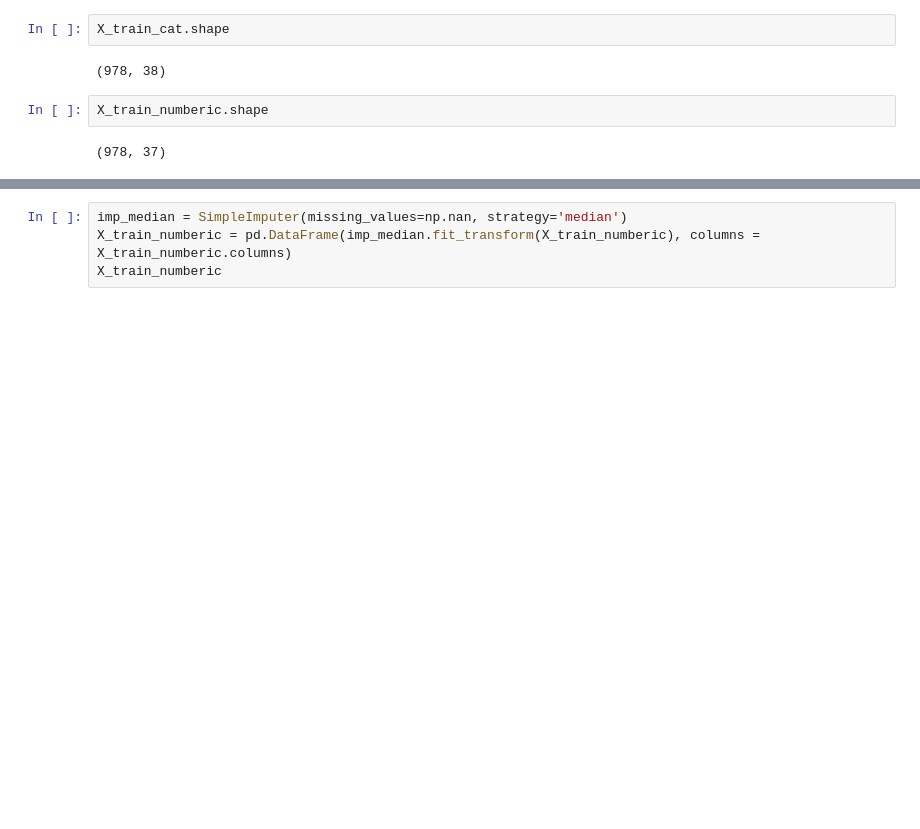
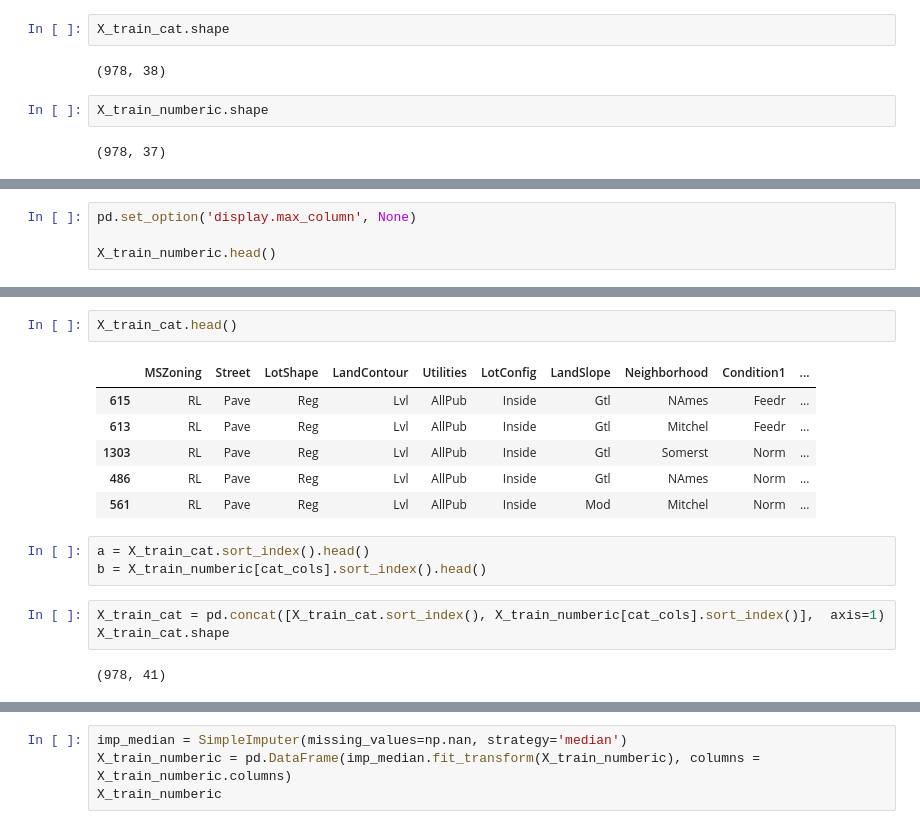
Before and after one commit to hargurjeet/Suprise_Housing, a Jupyter notebook: Suprise_Housing_Case_study.ipynb, the cells around one changed output, grey strips where cells are left out. Cells and saved outputs as stored; diff of their text form; blank space fills up the shorter version.

```diff
--- a/Suprise_Housing_Case_study.ipynb
+++ b/Suprise_Housing_Case_study.ipynb
@@ -90,0 +99,4 @@ X_train_numberic.shape
+# %%
+pd.set_option('display.max_column', None)
+
+X_train_numberic.head()
@@ -90,0 +127,17 @@ X_train_numberic.shape
+# %%
+X_train_cat.head()
+# %% [output]
+|  | MSZoning | Street | LotShape | LandContour | Utilities | LotConfig | LandSlope | Neighborhood | Condition1 | ... |
+| 615 | RL | Pave | Reg | Lvl | AllPub | Inside | Gtl | NAmes | Feedr | ... |
+| 613 | RL | Pave | Reg | Lvl | AllPub | Inside | Gtl | Mitchel | Feedr | ... |
+| 1303 | RL | Pave | Reg | Lvl | AllPub | Inside | Gtl | Somerst | Norm | ... |
+| 486 | RL | Pave | Reg | Lvl | AllPub | Inside | Gtl | NAmes | Norm | ... |
+| 561 | RL | Pave | Reg | Lvl | AllPub | Inside | Mod | Mitchel | Norm | ... |
+# %%
+a = X_train_cat.sort_index().head()
+b = X_train_numberic[cat_cols].sort_index().head()
+# %%
+X_train_cat = pd.concat([X_train_cat.sort_index(), X_train_numberic[cat_cols].sort_index()],  axis=1)
+X_train_cat.shape
+# %% [output]
+(978, 41)
```
Also changed, not shown: parts of 17 cells of this notebook.
